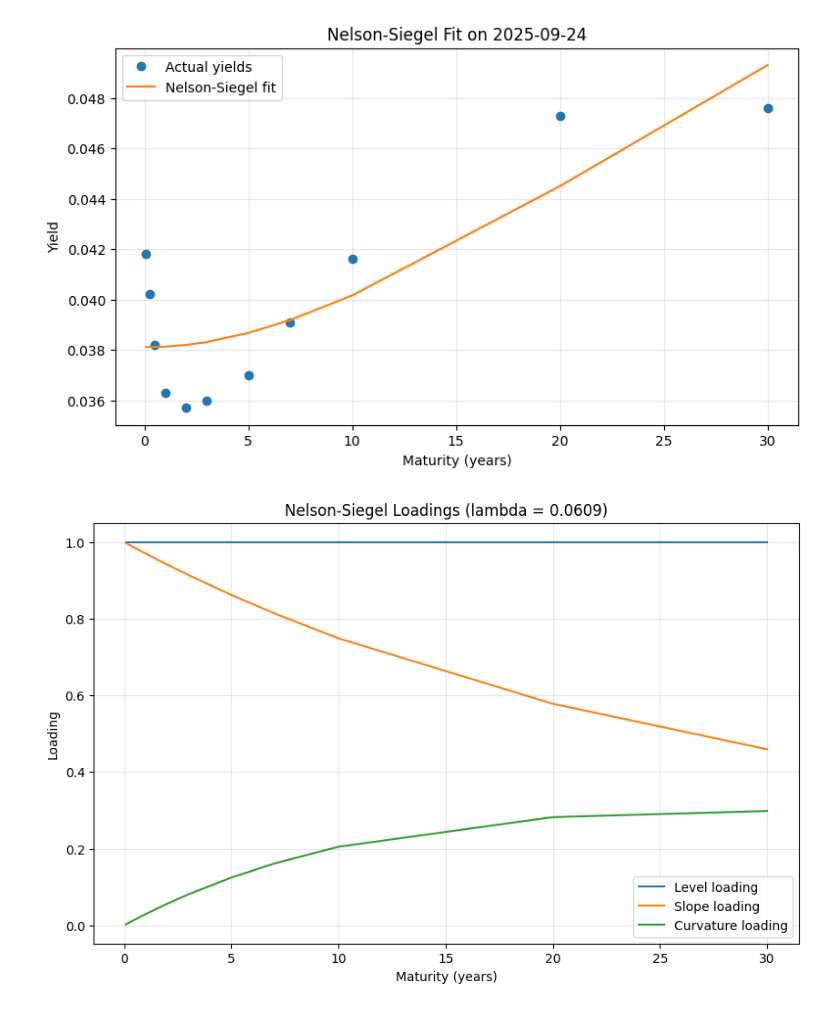
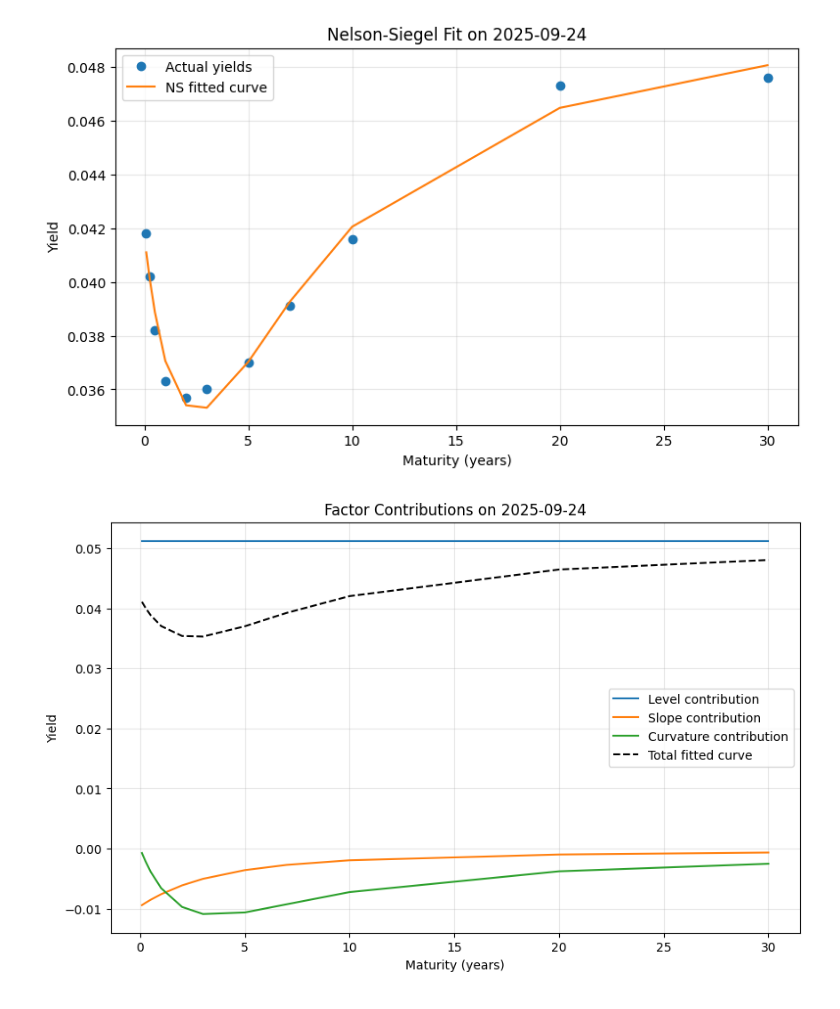
Before and after one commit to christopherojo/dynamic-nelson-siegel, a Jupyter notebook: dns.ipynb, the cells around one changed output. Saved outputs shown, nothing was run; the diff lists cells and outputs as text; code cells hidden in the pictures.

Commit message:
[DNS] Refactor code and added lambda global fit estimator

```diff
--- a/dns.ipynb
+++ b/dns.ipynb
@@ -21,8 +22,11 @@ import datetime as dt
 import matplotlib.pyplot as plt
 # %%
-# Fetch the data
+# Load data
 df_yields = pd.read_csv("data/yields.csv", index_col=0, parse_dates=True).dropna()
+df_yields.index = pd.to_datetime(df_yields.index)
+df_yields = df_yields / 100.0  # convert percent to decimal
 
-# Format the data
-df_yields.index = pd.to_datetime(df_yields.index, format="%Y-%m-%d")
-df_yields = df_yields / 100.0
+# Maturities in years
+tau = np.array([1/12, 3/12, 6/12, 1, 2, 3, 5, 7, 10, 20, 30], dtype=float)
+
+df_yields.head()
@@ -103,28 +144,38 @@ True
 # %%
+# Show the curve fit for one date
+date = df_yields.index[-1]  # most recent date
+
+y = df_yields.loc[date].to_numpy()
+beta = df_betas.loc[date].to_numpy()
+y_fit = L @ beta # (11 x 1 vector of fitted yields)
+
 plt.figure(figsize=(9, 5))
-plt.plot(tau, yields, 'o', label='Actual yields')
-plt.plot(tau, y_fit, '-', label='Nelson-Siegel fit')
-
+plt.plot(tau, y, 'o', label="Actual yields")
+plt.plot(tau, y_fit, '-', label="NS fitted curve")
+plt.title(f"Nelson-Siegel Fit on {date.date()}")
 plt.xlabel("Maturity (years)")
 plt.ylabel("Yield")
-plt.title(f"Nelson-Siegel Fit on {date.date()}")
 plt.legend()
 plt.grid(True, alpha=0.3)
 plt.show()
 # %% [output]
-[figure, old version]
+[figure, new version]
 # %%
+# Plot factor contributions for the same date
+level_contrib = beta[0] * L[:, 0]
+slope_contrib = beta[1] * L[:, 1]
+curvature_contrib = beta[2] * L[:, 2]
+
 plt.figure(figsize=(10, 6))
-
-plt.plot(tau, L[:, 0], label='Level loading')
-plt.plot(tau, L[:, 1], label='Slope loading')
-plt.plot(tau, L[:, 2], label='Curvature loading')
-
+plt.plot(tau, level_contrib, label="Level contribution")
+plt.plot(tau, slope_contrib, label="Slope contribution")
+plt.plot(tau, curvature_contrib, label="Curvature contribution")
+plt.plot(tau, y_fit, 'k--', label="Total fitted curve")
+plt.title(f"Factor Contributions on {date.date()}")
 plt.xlabel("Maturity (years)")
-plt.ylabel("Loading")
-plt.title(f"Nelson-Siegel Loadings (lambda = {lbd})")
+plt.ylabel("Yield")
 plt.legend()
 plt.grid(True, alpha=0.3)
 plt.show()
 # %% [output]
-[figure, old version]
+[figure, new version]
```
Also changed, not shown: parts of 14 cells of this notebook, 1 other file.
